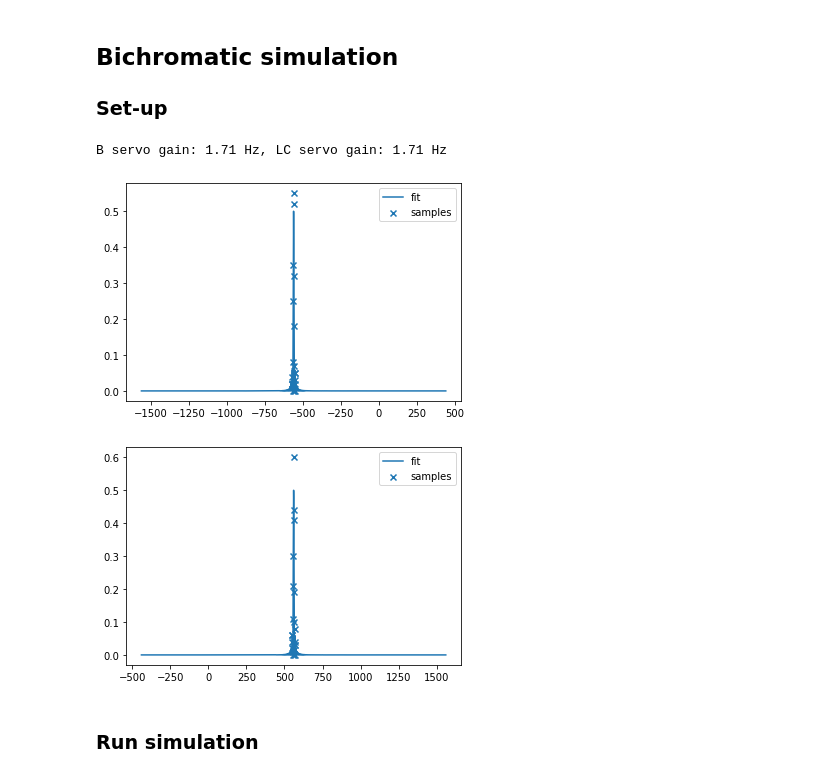
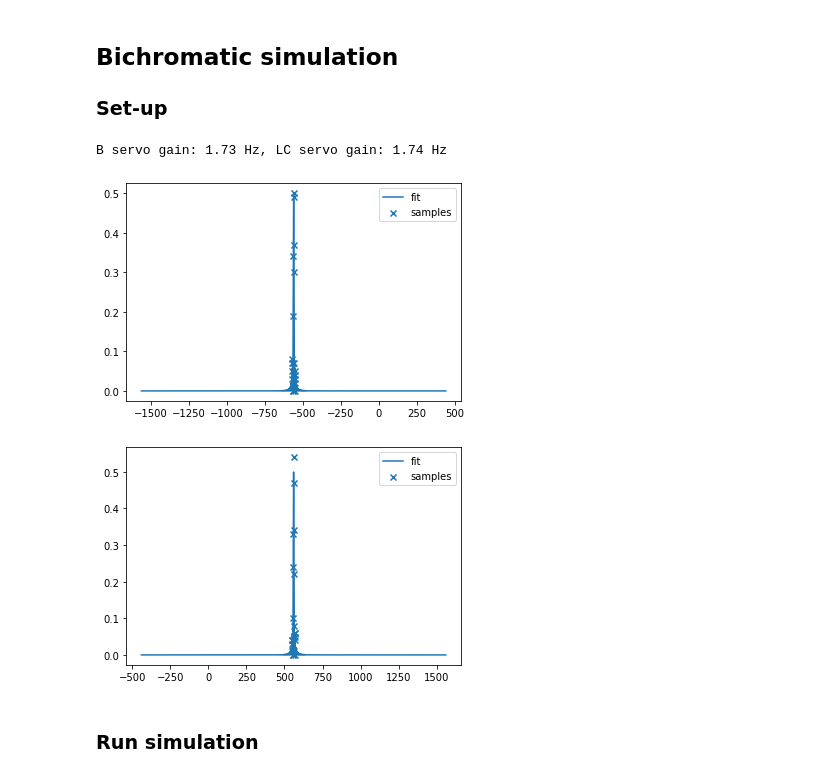
Before and after one commit to speug/srservosim, a Jupyter notebook: notebooks/bichromatic.ipynb, the cells around one changed output. Drawn from its saved outputs; the diff is of its cells as text; code cells hidden in the pictures.

```diff
--- a/notebooks/bichromatic.ipynb
+++ b/notebooks/bichromatic.ipynb
@@ -143,33 +100,3 @@ def sample_initial_values(center,
-# %%
-def BC_servo_gains(centers, tau_pis, fwhms, False):
-    eta_B[0] = np.mean(np.abs(centers))
-    seps, sep_step = np.linspace(0, 2*eta_B[0], 10000, retstep=True)
-    pB_pB = lineshape(fwhms[1]/2.+seps, tau_pis[1], center=centers[1])
-    pB_mB = lineshape(fwhms[0]/2.-seps, tau_pis[0], center=centers[0])
-    pB_pR = lineshape(-fwhms[1]/2.+seps, tau_pis[1], center=centers[1])
-    pB_mR = lineshape(-fwhms[0]/2.-seps, tau_pis[0], center=centers[0])
-    p_sep1 = pB_pB + pB_mR
-    p_sep2 = pB_mB + pB_pR
-    k_B = p_sep1 - p_sep2
-    dk_B = np.diff(k_B) / sep_step
-    k_pB = dk_B[np.argmin(np.abs(seps-eta_B[0]))]
-    servo_gains = np.zeros(2)
-    servo_gains[0] = -2 * 0.5/k_pB
-    #set up LC servo
-    d, step = np.linspace(-2*eta_B[0], 2*eta_B[0], 10000, retstep=True)
-    pfb_pB = lineshape(centers[0] + fwhms[0]/2. + d, tau_pis[0], center=centers[0])
-    pfb_mB = lineshape(centers[1] + fwhms[1]/2. + d, tau_pis[1], center=centers[1])
-    pfb_pR = lineshape(centers[0] - fwhms[0]/2. + d, tau_pis[0], center=centers[0])
-    pfb_mR = lineshape(centers[1] - fwhms[1]/2. + d, tau_pis[1], center=centers[1])
-    pfb_1 = pfb_mR + pfb_pR
-    pfb_2 = pfb_mB + pfb_pB
-    k_C = pfb_2 - pfb_1
-    dk_C = np.diff(k_C) / step
-    k_p_lc = dk_C[np.argmin(np.abs(d))]
-    servo_gains[1] = (-2 * 0.5)/k_p_lc
-    eta_C[0] = np.mean(f_centers)
-    return {'servo_gains':servo_gains,
-            'k_p': [k_pB, k_p_lc]}
 # %%
 center = 0. # Hz, relative transition frequency
 B = 100 # nT, magnetic field strength
@@ -187,36 +114,36 @@ max_tau = 30000 # s, max integration time
 n_c = 2 # number of cycles per correction
 laser_drift = 20e-3 # Hz/s
 f0 = 444779044095486.5 # Hz, Sr88 SRS
 t = np.arange(start=0, stop=max_tau+n_c*T_s, step=n_c*T_s)
 eta_cavity = np.zeros(len(t)) # cavity frequency
 eta_B = np.zeros(len(t)) # Zeeman peak separation servo
 eta_C = np.zeros(len(t)) # Line center serco
 B_field = np.zeros(len(t))
 B_field[0] = B
 d, step = np.linspace(-1000, 1000, 100000, retstep=True)
 d_sample = np.linspace(-1000, 1000, 10)
 
 # initialize centers, k_ps and gains
 f_cavity = 0. # laser initially in the center
 f_centers = np.zeros(n_c)
 servo_gains = np.zeros(2)
 fwhms = np.zeros(n_c)
 coeffs = [-1,1]
 taus = np.zeros(n_c)
 for center in range(len(coeffs)):
     fit_object = sample_initial_values(z_s*coeffs[center], tau_pi, plot=True)
     fwhms[center] = fit_object['fit_FWHM']
     # save results to vector
     f_centers[center] = fit_object['fit_center']
     taus[center] = fit_object['fit_tau']
-servo_gains = BC_servo_gains(f_centers, taus, plot=True)
+servo_gains = BC_servo_gains(f_centers, taus, fwhms)
 k_ps = servo_gains['k_p']
 servo_gains = servo_gains['servo_gains']
 print(f"B servo gain: {servo_gains[0]:.2f} Hz, LC servo gain: {servo_gains[1]:.2f} Hz")
 ps = np.zeros((len(t), 6)) # container for probabilites
 # %% [output]
-B servo gain: 1.71 Hz, LC servo gain: 1.71 Hz
+B servo gain: 1.73 Hz, LC servo gain: 1.74 Hz
-[figure, old version]
+[figure, new version]
-[figure, old version]
+[figure, new version]
 # %% [markdown]
 ### Run simulation
```
Also changed, not shown: parts of 9 cells of this notebook, 1 other file.
